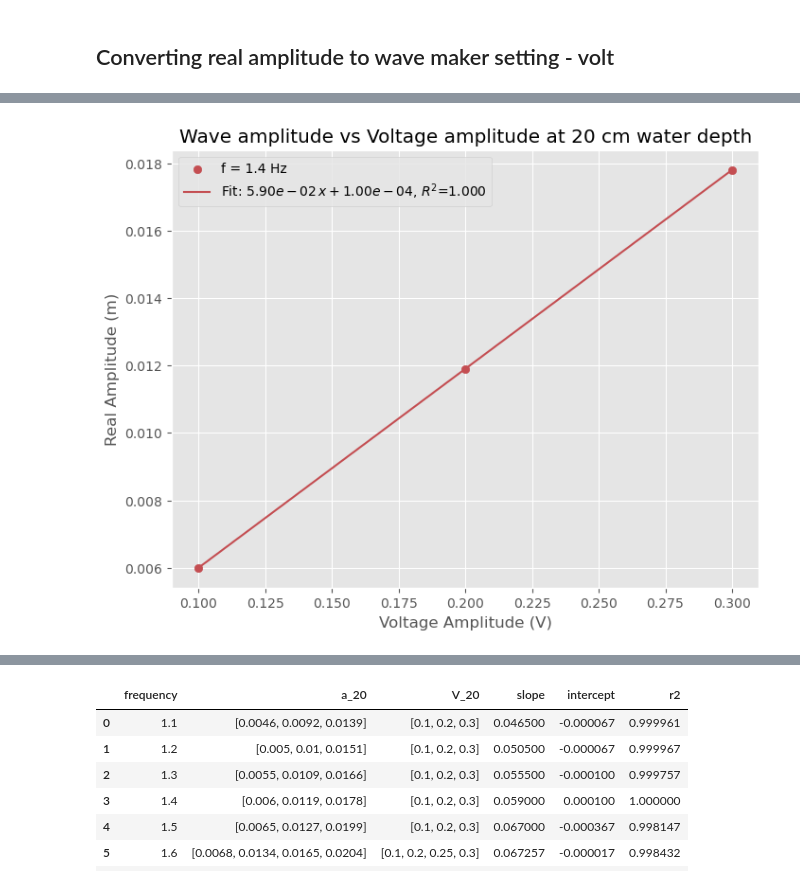
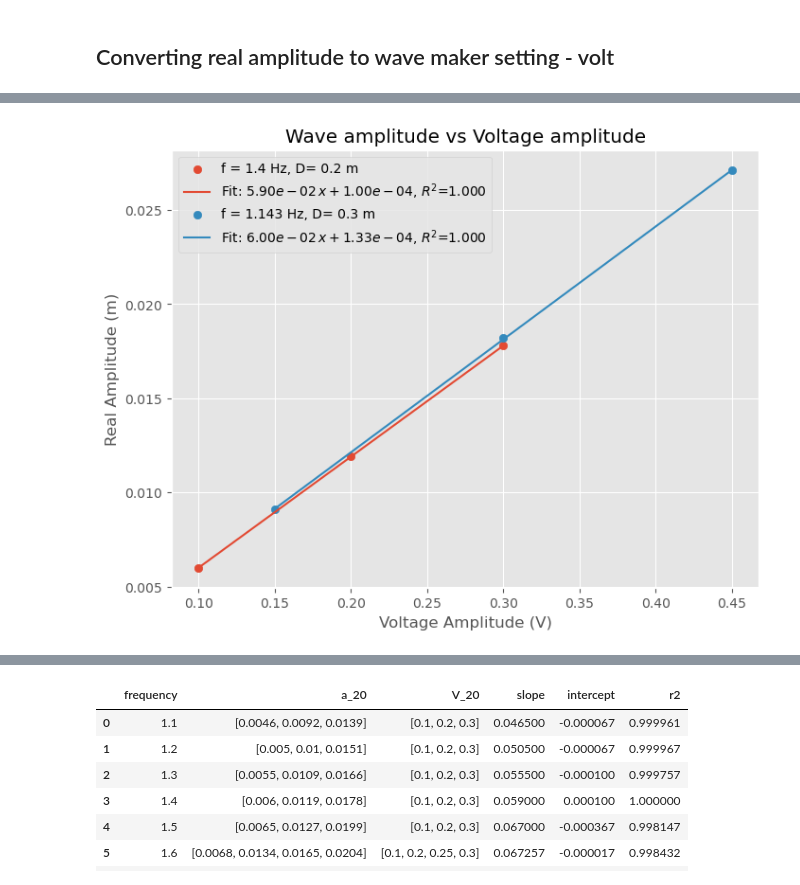
Before and after one commit to kjes4pres/Master_code, a Jupyter notebook: Lab/Results/scaling_from_20_to_30.ipynb, the cells around one changed output, grey strips where cells are left out. Cells and saved outputs as stored; diff of their text form; code cells hidden in the pictures.

```diff
--- a/Lab/Results/scaling_from_20_to_30.ipynb
+++ b/Lab/Results/scaling_from_20_to_30.ipynb
@@ -197,6 +194,6 @@ for f, fr in zip(frequencies, freqs):
             real_amps.append(a_20)
             volt_amps.append(v)
 
-real_amps = np.asarray([float(i) for i in real_amps])
-volt_amps = np.asarray(volt_amps)
+real_amps_20 = np.asarray([float(i) for i in real_amps])
+volt_amps_20 = np.asarray(volt_amps)
 # %%
@@ -246,51 +383,87 @@ Text(0.5, 1.0, 'Measured wave amplitudes at 20 cm water depth')
 # %%
 # Linear regression of real amplitude vs volt amplitude
 
-volt_list = [f11_volt_amps_20, f12_volt_amps_20, f13_volt_amps_20,
+# 20 cm
+volt_list_20 = [f11_volt_amps_20, f12_volt_amps_20, f13_volt_amps_20,
              f14_volt_amps_20, f15_volt_amps_20, f16_volt_amps_20,
              f17_volt_amps_20, f18_volt_amps_20]
 
-real_list = [f11_real_amps_20, f12_real_amps_20, f13_real_amps_20,
+real_list_20 = [f11_real_amps_20, f12_real_amps_20, f13_real_amps_20,
              f14_real_amps_20, f15_real_amps_20, f16_real_amps_20,
              f17_real_amps_20, f18_real_amps_20]
 
-freqs = [1.1, 1.2, 1.3, 1.4, 1.5, 1.6, 1.7, 1.8]
+freqs_20 = [1.1, 1.2, 1.3, 1.4, 1.5, 1.6, 1.7, 1.8]
 
-palette = sns.color_palette("deep", len(freqs))
+# 30 cm
+volt_list_30 = [f11_volt_amps_30, f12_volt_amps_30, f13_volt_amps_30,
+             f14_volt_amps_30, f15_volt_amps_30, f16_volt_amps_30,
+             f17_volt_amps_30, f18_volt_amps_30]
 
-results = []
+real_list_30 = [f11_real_amps_30, f12_real_amps_30, f13_real_amps_30,
+             f14_real_amps_30, f15_real_amps_30, f16_real_amps_30,
+             f17_real_amps_30, f18_real_amps_30]
 
-for idx, (volt, real, freq) in enumerate(zip(volt_list, real_list, freqs)):
-    volt = np.asarray(volt, dtype=float)
-    real = np.asarray(real, dtype=float)
+freqs_30 = [0.898, 0.980, 1.061, 1.143, 1.225, 1.306, 1.388, 1.470]
+
+results_20 = []
+results_30 = []
+
+for volt_20, real_20, freq_20, volt_30, real_30, freq_30 in zip(volt_list_20, real_list_20, freqs_20, volt_list_30, real_list_30, freqs_30):
+    volt_20 = np.asarray(volt_20, dtype=float)
+    real_20 = np.asarray(real_20, dtype=float)
+    volt_30 = np.asarray(volt_30, dtype=float)
+    real_30 = np.asarray(real_30, dtype=float)
 
     # Fit linear model real = slope * volt + intercept
-    coeff = np.polyfit(volt, real, 1)
-    slope, intercept = float(coeff[0]), float(coeff[1])
+    coeff_20 = np.polyfit(volt_20, real_20, 1)
+    slope_20, intercept_20 = float(coeff_20[0]), float(coeff_20[1])
 
-    line = np.poly1d(coeff)
-    r2 = r2_score(real, line(volt))
+    coeff_30 = np.polyfit(volt_30, real_30, 1)
+    slope_30, intercept_30 = float(coeff_30[0]), float(coeff_30[1])
 
-    results.append({
-        "frequency": float(freq),
-        "a_20": real,
-        "V_20": volt,
-        "slope": slope,
-        "intercept": intercept,
-        "r2": float(r2)
+    line_20 = np.poly1d(coeff_20)
+    r2_20 = r2_score(real_20, line_20(volt_20))
+
+    line_30 = np.poly1d(coeff_30)
+    r2_30 = r2_score(real_30, line_30(volt_30))
+
+    results_20.append({
+        "frequency": float(freq_20),
+        "a_20": real_20,
+        "V_20": volt_20,
+        "slope": slope_20,
+        "intercept": intercept_20,
+        "r2": float(r2_20)
+    })
+
+    results_30.append({
+        "frequency": float(freq_30),
+        "a_30": real_30,
+        "V_30": volt_30,
+        "slope": slope_30,
+        "intercept": intercept_30,
+        "r2": float(r2_30)
     })
 
     fig, ax = plt.subplots(figsize=(8, 6))
-    ax.scatter(volt, real, color=palette[idx], label=f'f = {freq} Hz')
-    xx = np.linspace(volt.min(), volt.max(), 200)
-    ax.plot(xx, line(xx), color=palette[idx],
-            label=rf'Fit: ${slope:.2e}\,x + {intercept:.2e}$, $R^2$={r2:.3f}')
+
+    ax.scatter(volt_20, real_20, label=f'f = {freq_20} Hz, D= 0.2 m')
+    xx = np.linspace(volt_20.min(), volt_20.max(), 300)
+    ax.plot(xx, line_20(xx),
+            label=rf'Fit: ${slope_20:.2e}\,x + {intercept_20:.2e}$, $R^2$={r2_20:.3f}')
+
+    ax.scatter(volt_30, real_30, label=f'f = {freq_30} Hz, D= 0.3 m')
+    xx = np.linspace(volt_30.min(), volt_30.max(), 300)
+    ax.plot(xx, line_30(xx),
+            label=rf'Fit: ${slope_30:.2e}\,x + {intercept_30:.2e}$, $R^2$={r2_30:.3f}')
+
     ax.set_xlabel('Voltage Amplitude (V)')
     ax.set_ylabel('Real Amplitude (m)')
-    ax.set_title('Wave amplitude vs Voltage amplitude at 20 cm water depth')
+    ax.set_title('Wave amplitude vs Voltage amplitude')
     ax.legend()
     plt.show()
 
 # Create DataFrame
-df_20 = pd.DataFrame(results, columns=["frequency", "a_20", "V_20", "slope", "intercept", "r2"])
+df_20 = pd.DataFrame(results_20, columns=["frequency", "a_20", "V_20", "slope", "intercept", "r2"])
+df_30 = pd.DataFrame(results_30, columns=["frequency", "a_30", "V_30", "slope", "intercept", "r2"])
 # %% [output]
@@ -300 +473 @@ df_20 = pd.DataFrame(results, columns=["frequency", "a_20", "V_20", "slope", "in
-[figure, old version]
+[figure, new version]
```
Also changed, not shown: parts of 18 cells of this notebook.
